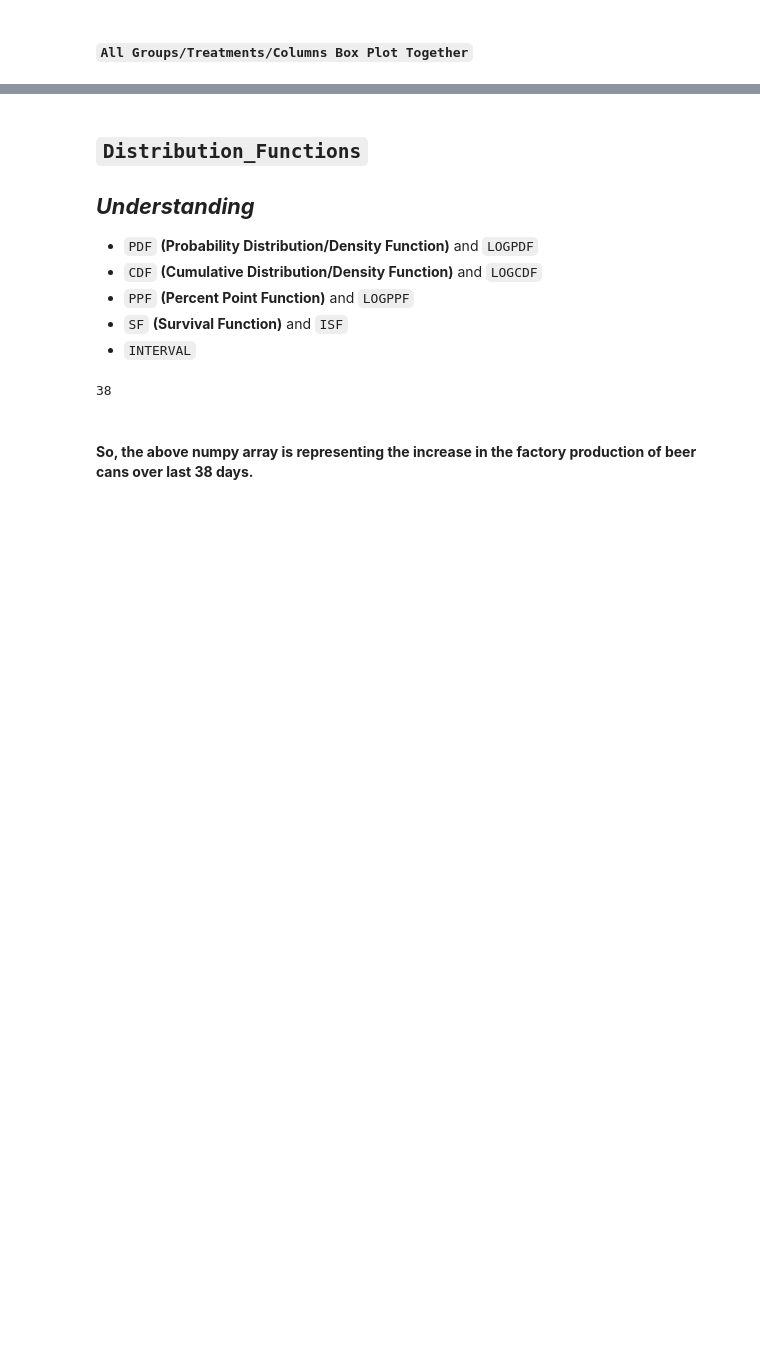
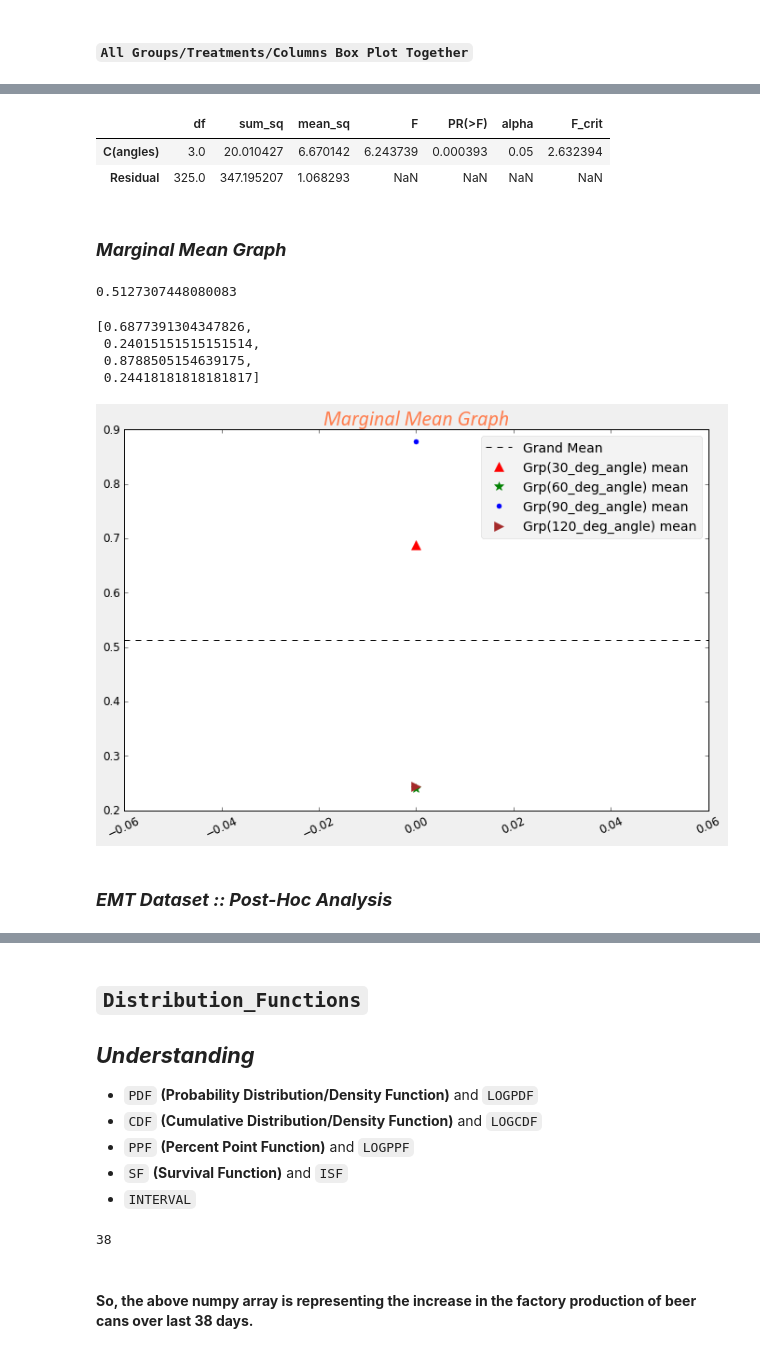
Before and after one commit to raj-shr-git/Statistical_testing_python, a Jupyter notebook: Stats_Practice.ipynb, the cells around one changed output, grey strips where cells are left out. Drawn from its saved outputs; the diff is of its cells as text; code cells hidden in the pictures; blank space fills up the shorter version.

```diff
--- a/Stats_Practice.ipynb
+++ b/Stats_Practice.ipynb
@@ -1974,0 +2015,60 @@ F_onewayResult(statistic=nan, pvalue=nan)
+# %%
+emt_anova_results
+# %% [output]
+|  | df | sum_sq | mean_sq | F | PR(>F) | alpha | F_crit |
+| C(angles) | 3.0 | 20.010427 | 6.670142 | 6.243739 | 0.000393 | 0.05 | 2.632394 |
+| Residual | 325.0 | 347.195207 | 1.068293 | NaN | NaN | NaN | NaN |
+# %% [markdown]
+### ***Marginal Mean Graph***
+# %%
+emt_grand_mean = np.mean([np.mean(emt_df.iloc[:,0]),np.mean(emt_df.iloc[:,1]),np.mean(emt_df.iloc[:,2]),np.mean(emt_df.iloc[:,3])])
+emt_grand_mean
+# %% [output]
+0.5127307448080083
+# %%
+[np.mean(emt_df.iloc[:,0]),np.mean(emt_df.iloc[:,1]),np.mean(emt_df.iloc[:,2]),np.mean(emt_df.iloc[:,3])]
+# %% [output]
+[0.6877391304347826,
+ 0.24015151515151514,
+ 0.8788505154639175,
+ 0.24418181818181817]
+# %%
+def marginal_mean_plot(df,grand_mean,grp1,grp2,grp3=False,grp4=False,grp5=False,grp6=False):
+    """
+    Description: This function is creating the marginal mean graph of a dataset having at most 6 groups or columns.
+
+    Input parameter:
+        1. df : DataFrame having treatment or group data
+        2. grand_mean : Overall mean of groups
+        3. grp1 : Column or Treatment 1
+        3. grp2 : Column or Treatment 2
+        3. grp3 : Column or Treatment 3
+        3. grp4 : Column or Treatment 4
+        3. grp5 : Column or Treatment 5
+        3. grp6 : Column or Treatment 6
+
+    Output: Generate the Marginal Mean Graph
+    """
+    plt.figure(figsize=(10,7))
+    with plt.style.context("classic"):
+        plt.axhline(grand_mean,linestyle='--',color='black',label='Grand Mean')
+        plt.plot(np.mean(df[grp1]),marker='^',ls='',ms=10,color='red',label='Grp({}) mean'.format(grp1))
+        plt.plot(np.mean(df[grp2]),marker='*',ls='',ms=10,color='green',label='Grp({}) mean'.format(grp2))
+        if grp3 != False:
+            plt.plot(np.mean(df[grp3]),marker='.',ls='',ms=10,color='blue',label='Grp({}) mean'.format(grp3))
+        if grp4 != False:
+            plt.plot(np.mean(df[grp4]),marker='>',ls='',ms=10,color='brown',label='Grp({}) mean'.format(grp4))
+        if grp5 != False:
+            plt.plot(np.mean(df[grp5]),marker='#',ls='',ms=10,color='purple',label='Grp({}) mean'.format(grp5))
+        if grp6 != False:
+            plt.plot(np.mean(df[grp6]),marker='$',ls='',ms=10,color='coral',label='Grp({}) mean'.format(grp6))
+        plt.xticks(rotation=25)
+        plt.title('Marginal Mean Graph',fontdict={'size':22, 'family':'calibri', 'color':'coral', 'style': 'italic'})
+    plt.legend()
+    return None
+# %%
+marginal_mean_plot(emt_df,emt_grand_mean,'30_deg_angle','60_deg_angle','90_deg_angle','120_deg_angle')
+# %% [output]
+[figure, added]
+# %% [markdown]
+### ***EMT Dataset :: Post-Hoc Analysis***
```
Also changed, not shown: parts of 87 cells of this notebook.
